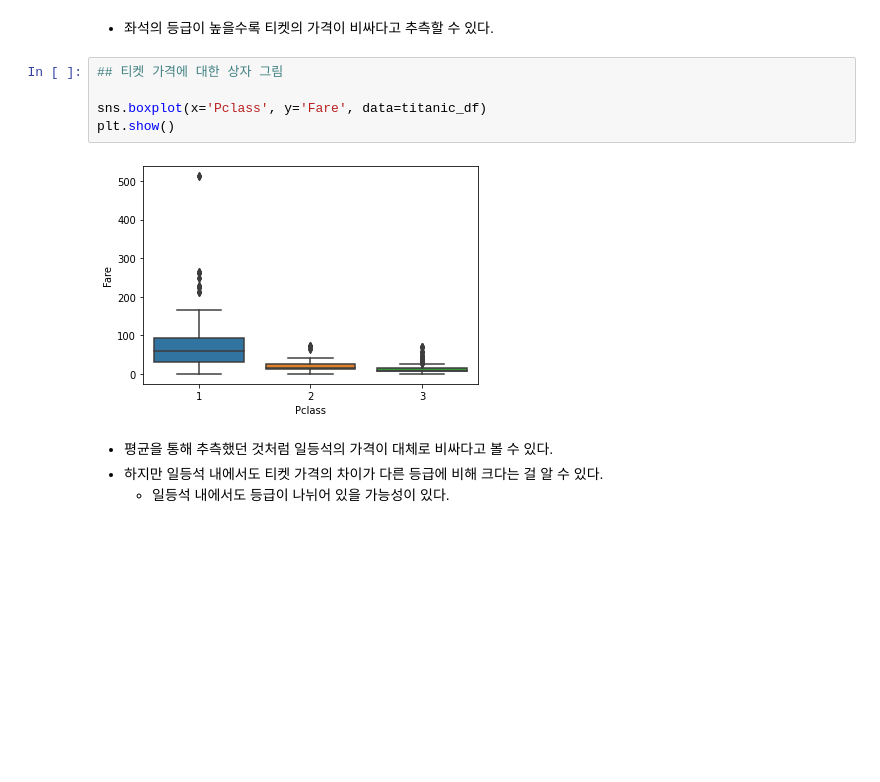
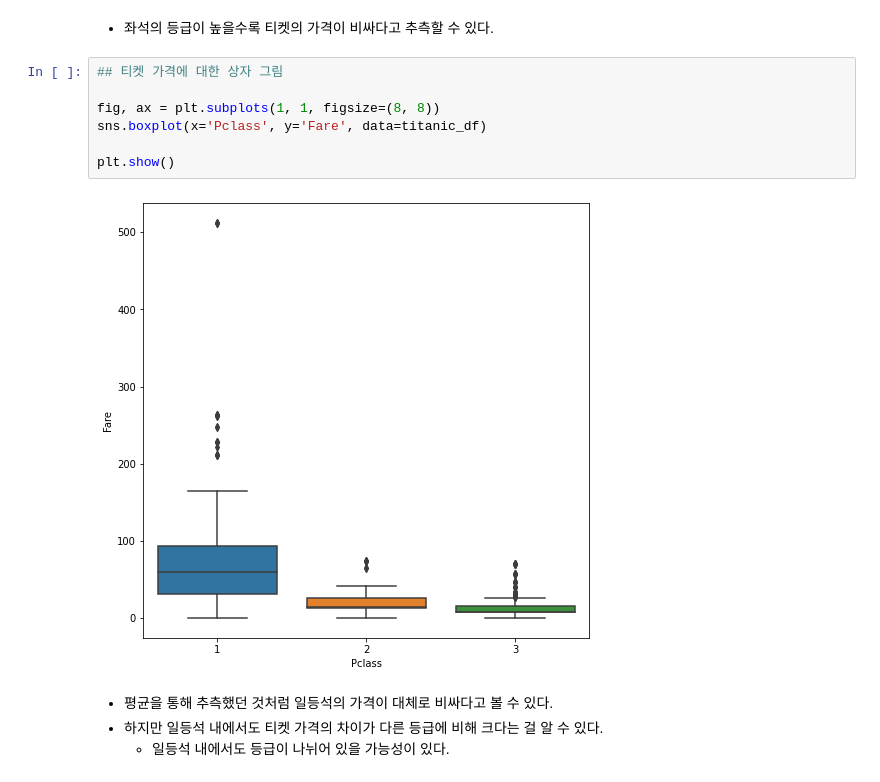
Before and after one commit to super-corini/programmers_kdt_II, a Jupyter notebook: EDA/4. EDA.ipynb, the cells around one changed output. Drawn from its saved outputs; the diff is of its cells as text; blank space fills up the shorter version.

```diff
--- a/EDA/4. EDA.ipynb
+++ b/EDA/4. EDA.ipynb
@@ -356,10 +361,12 @@ titanic_df[['Pclass', 'Fare']].groupby(['Pclass']).mean()
 # %%
 ## 티켓 가격에 대한 상자 그림
 
+fig, ax = plt.subplots(1, 1, figsize=(8, 8))
 sns.boxplot(x='Pclass', y='Fare', data=titanic_df)
+
 plt.show()
 # %% [output]
-[figure, old version]
+[figure, new version]
 # %% [markdown]
 * 평균을 통해 추측했던 것처럼 일등석의 가격이 대체로 비싸다고 볼 수 있다.
 * 하지만 일등석 내에서도 티켓 가격의 차이가 다른 등급에 비해 크다는 걸 알 수 있다.
```
Also changed, not shown: parts of 28 cells of this notebook, 1 other file.
